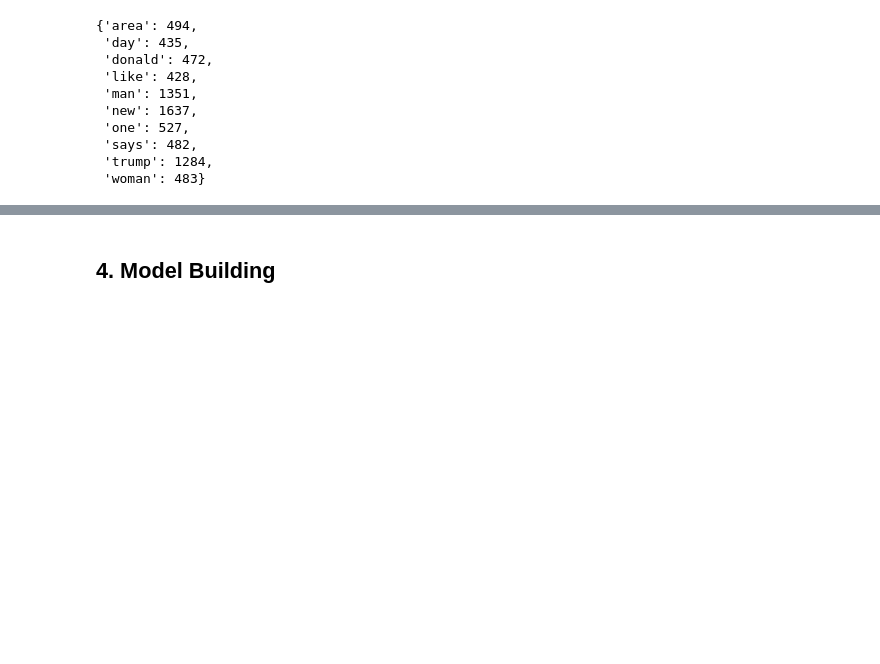
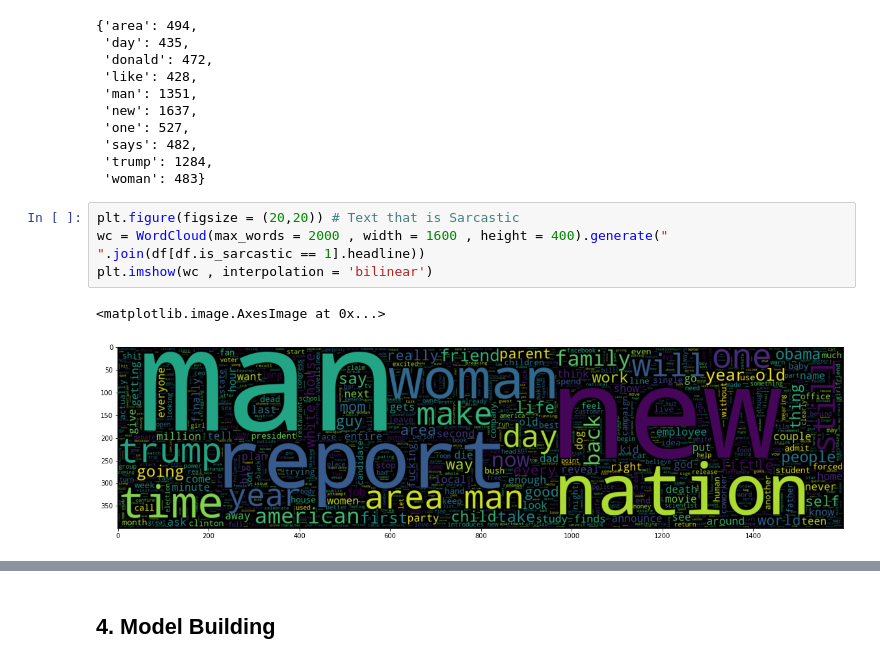
Before and after one commit to subhabrata-ghosh-1988/Transformers, a Jupyter notebook: sarcasm-detection-using-bert-base-uncased.ipynb, the cells around one changed output, grey strips where cells are left out. Drawn from its saved outputs; the diff is of its cells as text; blank space fills up the shorter version.

```diff
--- a/sarcasm-detection-using-bert-base-uncased.ipynb
+++ b/sarcasm-detection-using-bert-base-uncased.ipynb
@@ -179,3 +184,10 @@ most_common
  'says': 482,
  'trump': 1284,
  'woman': 483}
+# %%
+plt.figure(figsize = (20,20)) # Text that is Sarcastic
+wc = WordCloud(max_words = 2000 , width = 1600 , height = 400).generate(" ".join(df[df.is_sarcastic == 1].headline))
+plt.imshow(wc , interpolation = 'bilinear')
+# %% [output]
+<matplotlib.image.AxesImage at 0x...>
+[figure, added]
```
Also changed, not shown: parts of 7 cells of this notebook.
